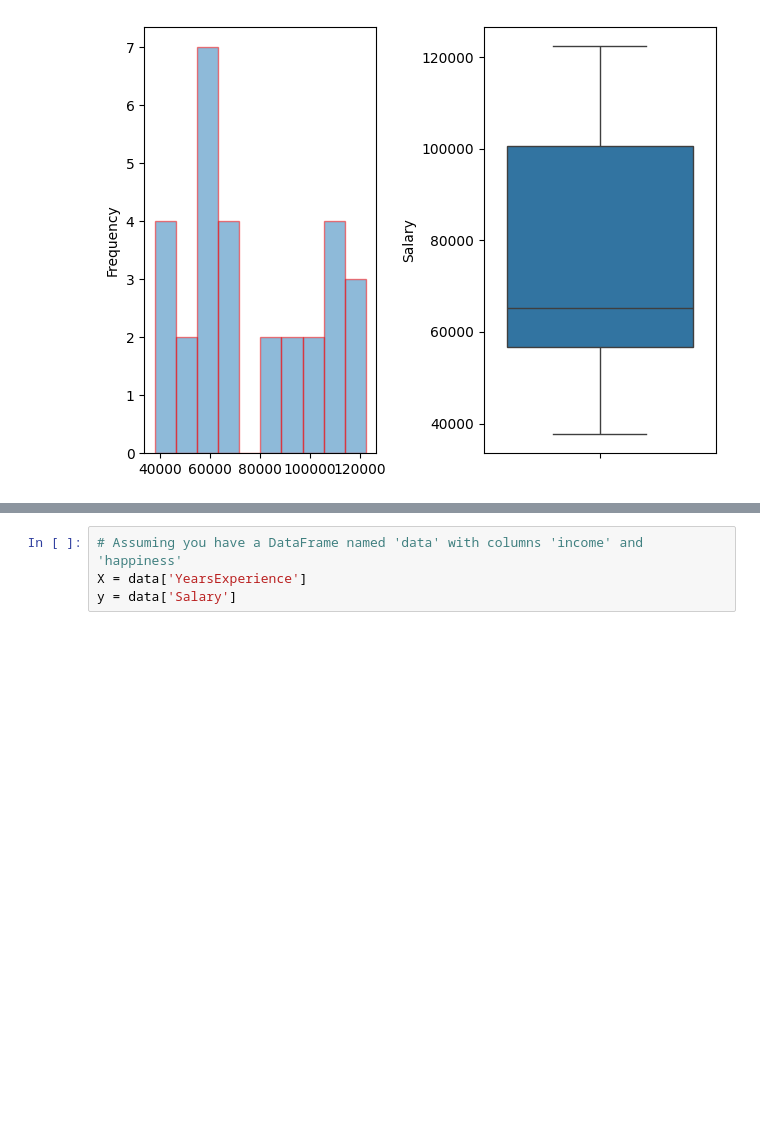
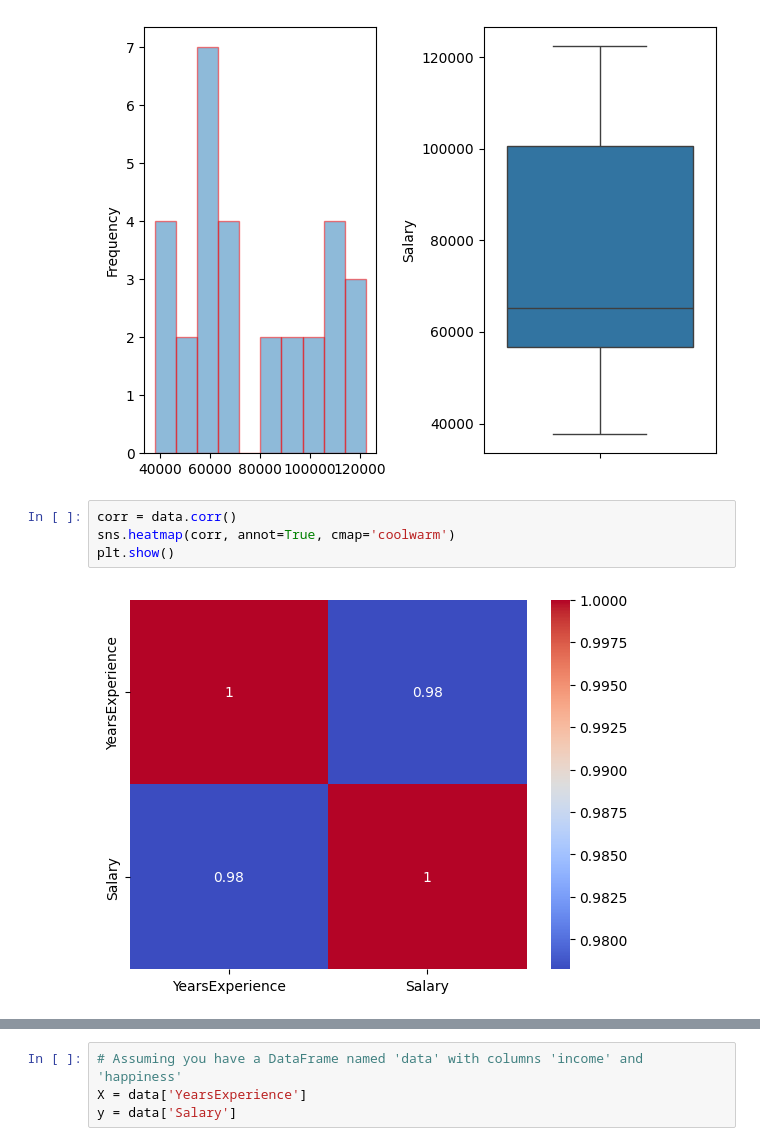
Before and after one commit to 1sumer/Python, a Jupyter notebook: Regression/Salary_predict.ipynb, the cells around one changed output, grey strips where cells are left out. Saved outputs shown, nothing was run; the diff lists cells and outputs as text; blank space fills up the shorter version.

```diff
--- a/Regression/Salary_predict.ipynb
+++ b/Regression/Salary_predict.ipynb
@@ -80,3 +80,9 @@ YearsExperience
 [figure]
 Salary
 [figure]
+# %%
+corr = data.corr()
+sns.heatmap(corr, annot=True, cmap='coolwarm')
+plt.show()
+# %% [output]
+[figure, added]
```
Also changed, not shown: parts of 7 cells of this notebook, 1 other file.
